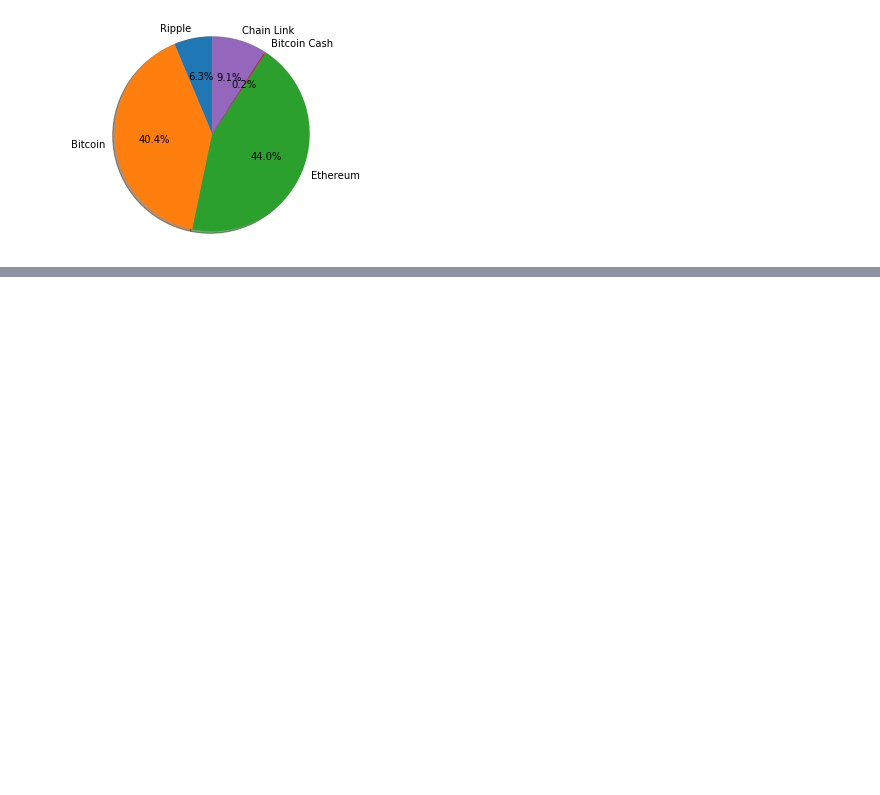
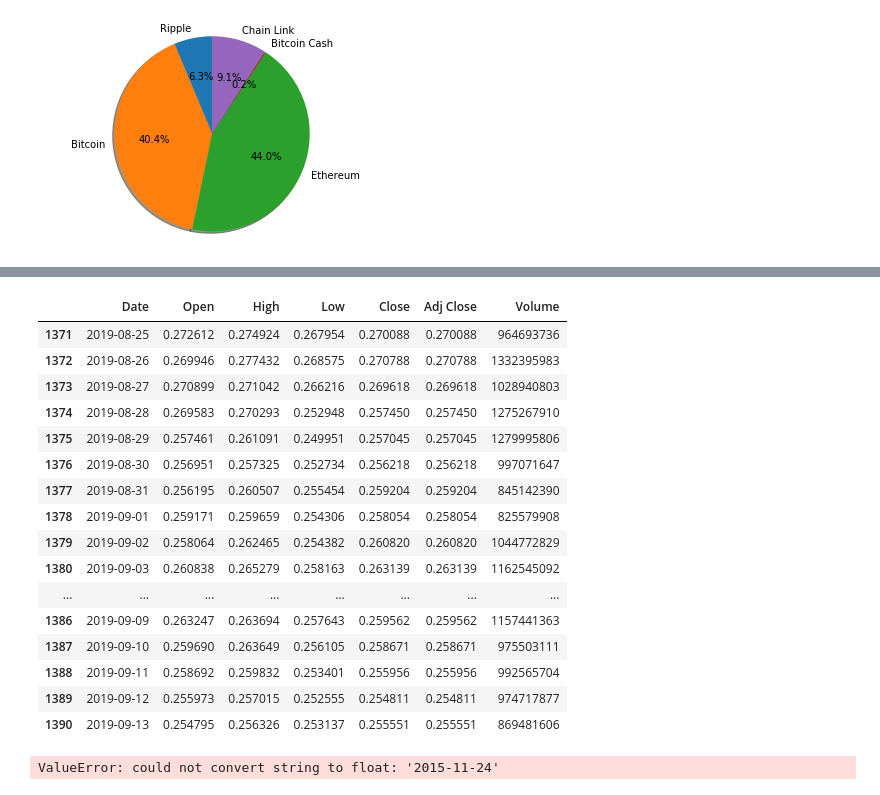
Before and after one commit to MohammedAamerHussain/Crypto-Portfolio-optimization, a Jupyter notebook: Aamer Hussain Crypto RNN LSTM.ipynb, the cells around one changed output, grey strips where cells are left out. Cells and saved outputs as stored; diff of their text form; code cells hidden in the pictures; blank space fills up the shorter version.

```diff
--- a/Aamer Hussain Crypto RNN LSTM.ipynb
+++ b/Aamer Hussain Crypto RNN LSTM.ipynb
@@ -1031,0 +1095,22 @@ plt.show()
+# %%
+df_ripple_test = df_ripple.iloc[1371:1828,:]
+# %%
+df_ripple_test.head(20)
+# %% [output]
+|  | Date | Open | High | Low | Close | Adj Close | Volume |
+| 1371 | 2019-08-25 | 0.272612 | 0.274924 | 0.267954 | 0.270088 | 0.270088 | 964693736 |
+| 1372 | 2019-08-26 | 0.269946 | 0.277432 | 0.268575 | 0.270788 | 0.270788 | 1332395983 |
+| 1373 | 2019-08-27 | 0.270899 | 0.271042 | 0.266216 | 0.269618 | 0.269618 | 1028940803 |
+| 1374 | 2019-08-28 | 0.269583 | 0.270293 | 0.252948 | 0.257450 | 0.257450 | 1275267910 |
+| 1375 | 2019-08-29 | 0.257461 | 0.261091 | 0.249951 | 0.257045 | 0.257045 | 1279995806 |
+| 1376 | 2019-08-30 | 0.256951 | 0.257325 | 0.252734 | 0.256218 | 0.256218 | 997071647 |
+| 1377 | 2019-08-31 | 0.256195 | 0.260507 | 0.255454 | 0.259204 | 0.259204 | 845142390 |
+| 1378 | 2019-09-01 | 0.259171 | 0.259659 | 0.254306 | 0.258054 | 0.258054 | 825579908 |
+| 1379 | 2019-09-02 | 0.258064 | 0.262465 | 0.254382 | 0.260820 | 0.260820 | 1044772829 |
+| 1380 | 2019-09-03 | 0.260838 | 0.265279 | 0.258163 | 0.263139 | 0.263139 | 1162545092 |
+| ... | ... | ... | ... | ... | ... | ... | ... |
+| 1386 | 2019-09-09 | 0.263247 | 0.263694 | 0.257643 | 0.259562 | 0.259562 | 1157441363 |
+| 1387 | 2019-09-10 | 0.259690 | 0.263649 | 0.256105 | 0.258671 | 0.258671 | 975503111 |
+| 1388 | 2019-09-11 | 0.258692 | 0.259832 | 0.253401 | 0.255956 | 0.255956 | 992565704 |
+| 1389 | 2019-09-12 | 0.255973 | 0.257015 | 0.252555 | 0.254811 | 0.254811 | 974717877 |
+| 1390 | 2019-09-13 | 0.254795 | 0.256326 | 0.253137 | 0.255551 | 0.255551 | 869481606 |
@@ -1031,0 +1120,7 @@ plt.show()
+# %%
+# Feature Scaling
+from sklearn.preprocessing import MinMaxScaler
+sc = MinMaxScaler(feature_range = (0, 1))
+df_ripple_train_scaled= sc.fit_transform(df_ripple_train)
+# %% [output]
+ValueError: could not convert string to float: '2015-11-24'
```
Also changed, not shown: parts of 30 cells of this notebook, 1 other file.
